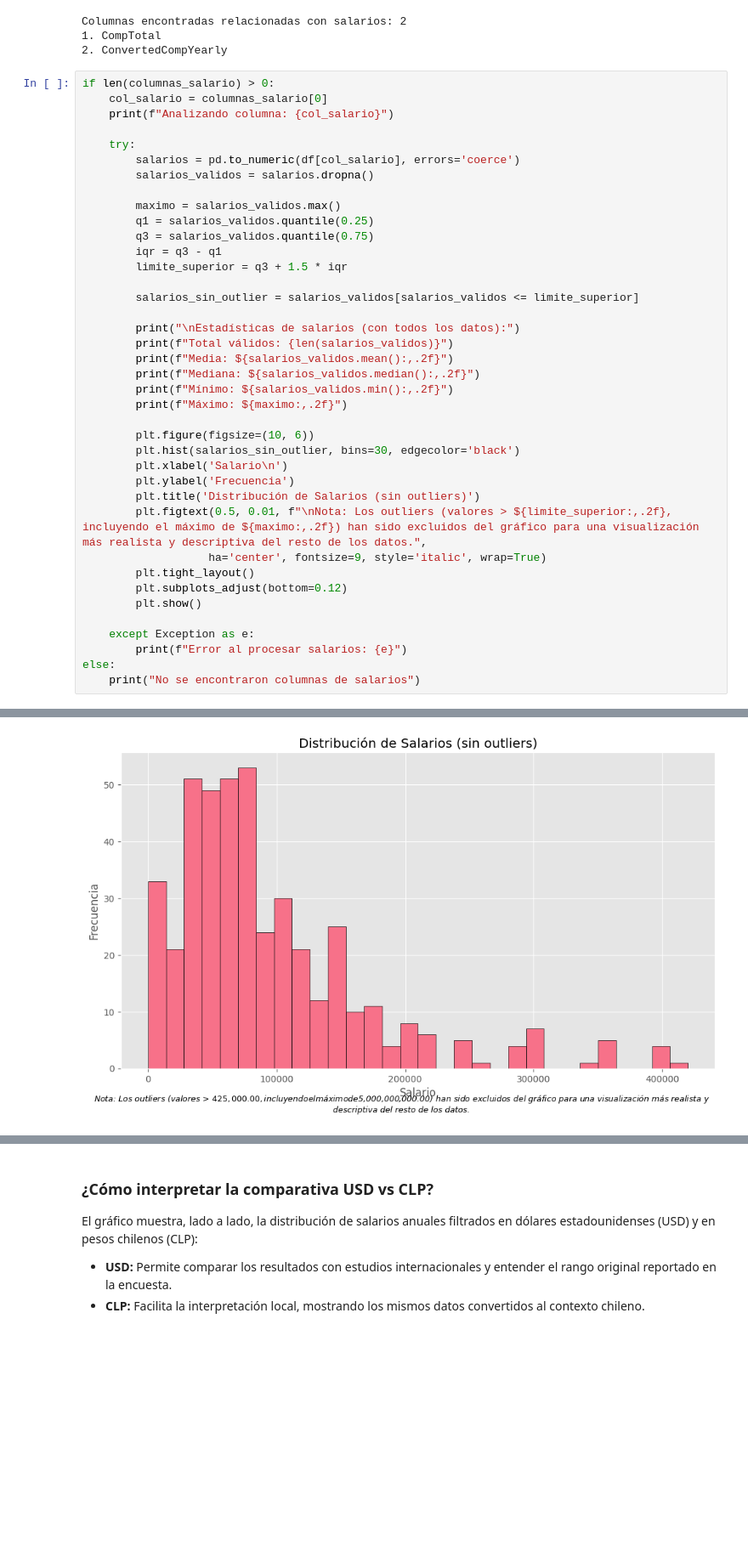
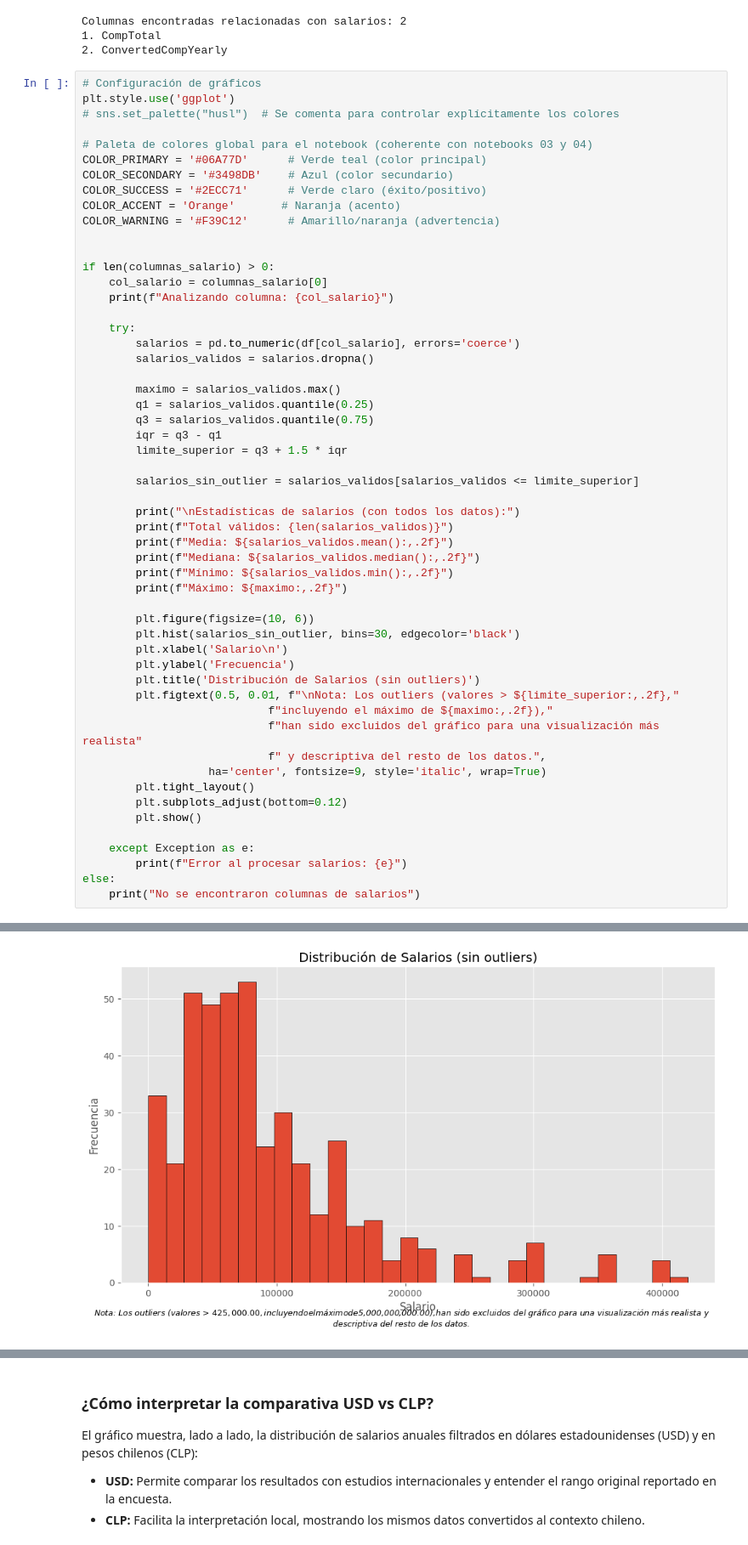
Before and after one commit to HecAguilaV/ML_Analisis_Ecosistema_Dev, a Jupyter notebook: notebooks/01_analisis_exploratorio.ipynb, the cells around one changed output, grey strips where cells are left out. Shown at 85% size. Drawn from its saved outputs; the diff is of its cells as text; blank space fills up the shorter version.

```diff
--- a/notebooks/01_analisis_exploratorio.ipynb
+++ b/notebooks/01_analisis_exploratorio.ipynb
@@ -475,6 +484,18 @@ Columnas encontradas relacionadas con salarios: 2
 1. CompTotal
 2. ConvertedCompYearly
 # %%
+# Configuración de gráficos
+plt.style.use('ggplot')
+# sns.set_palette("husl")  # Se comenta para controlar explícitamente los colores
+
+# Paleta de colores global para el notebook (coherente con notebooks 03 y 04)
+COLOR_PRIMARY = '#06A77D'      # Verde teal (color principal)
+COLOR_SECONDARY = '#3498DB'    # Azul (color secundario)
+COLOR_SUCCESS = '#2ECC71'      # Verde claro (éxito/positivo)
+COLOR_ACCENT = 'Orange'       # Naranja (acento)
+COLOR_WARNING = '#F39C12'      # Amarillo/naranja (advertencia)
+
+
 if len(columnas_salario) > 0:
     col_salario = columnas_salario[0]
     print(f"Analizando columna: {col_salario}")
@@ -494,32 +515,35 @@ if len(columnas_salario) > 0:
         print("\nEstadísticas de salarios (con todos los datos):")
         print(f"Total válidos: {len(salarios_validos)}")
         print(f"Media: ${salarios_validos.mean():,.2f}")
         print(f"Mediana: ${salarios_validos.median():,.2f}")
         print(f"Mínimo: ${salarios_validos.min():,.2f}")
         print(f"Máximo: ${maximo:,.2f}")
 
         plt.figure(figsize=(10, 6))
         plt.hist(salarios_sin_outlier, bins=30, edgecolor='black')
         plt.xlabel('Salario\n')
         plt.ylabel('Frecuencia')
         plt.title('Distribución de Salarios (sin outliers)')
-        plt.figtext(0.5, 0.01, f"\nNota: Los outliers (valores > ${limite_superior:,.2f}, incluyendo el máximo de ${maximo:,.2f}) han sido excluidos del gráfico para una visualización más realista y descriptiva del resto de los datos.",
+        plt.figtext(0.5, 0.01, f"\nNota: Los outliers (valores > ${limite_superior:,.2f},"
+                            f"incluyendo el máximo de ${maximo:,.2f}),"
+                            f"han sido excluidos del gráfico para una visualización más realista"
+                            f" y descriptiva del resto de los datos.",
                    ha='center', fontsize=9, style='italic', wrap=True)
         plt.tight_layout()
         plt.subplots_adjust(bottom=0.12)
         plt.show()
 
     except Exception as e:
         print(f"Error al procesar salarios: {e}")
 else:
     print("No se encontraron columnas de salarios")
 # %% [output]
 Analizando columna: CompTotal
 
 Estadísticas de salarios (con todos los datos):
 Total válidos: 533
 Media: $26,686,492.25
 Mediana: $90,000.00
 Mínimo: $0.00
 Máximo: $5,000,000,000.00
-[figure, old version]
+[figure, new version]
```
Also changed, not shown: parts of 9 cells of this notebook.
